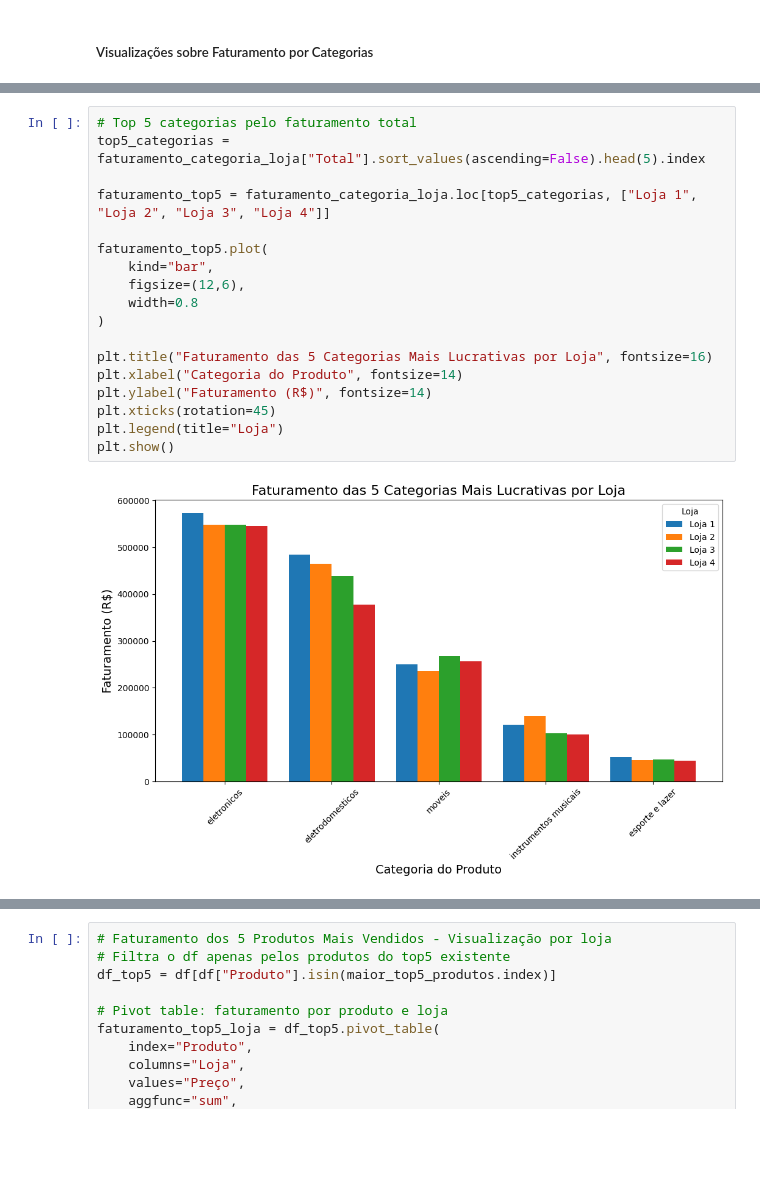
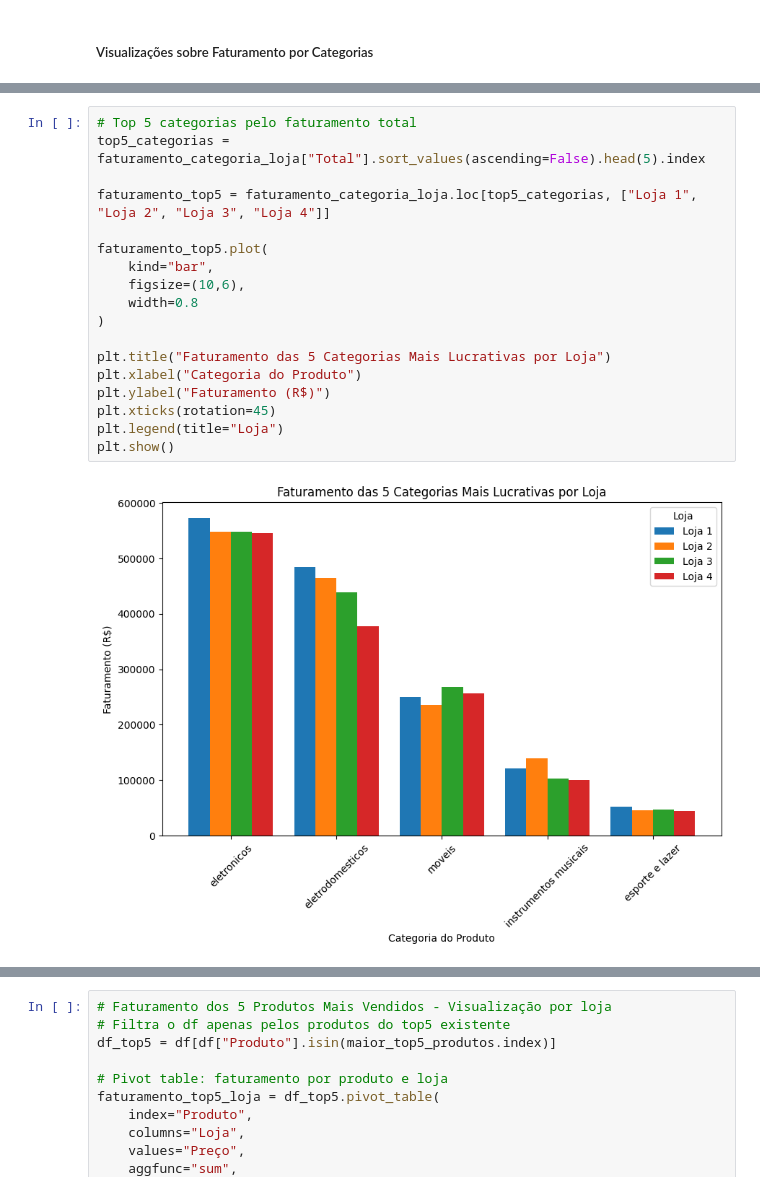
Before and after one commit to PatriciaDuran/one-challenge-alura-store, a Jupyter notebook: alura_store.ipynb, the cells around one changed output, grey strips where cells are left out. Drawn from its saved outputs; the diff is of its cells as text; blank space fills up the shorter version.

```diff
--- a/alura_store.ipynb
+++ b/alura_store.ipynb
@@ -926,23 +926,23 @@ plt.show()
 # %%
 # Top 5 categorias pelo faturamento total
 top5_categorias = faturamento_categoria_loja["Total"].sort_values(ascending=False).head(5).index
 
 faturamento_top5 = faturamento_categoria_loja.loc[top5_categorias, ["Loja 1", "Loja 2", "Loja 3", "Loja 4"]]
 
 faturamento_top5.plot(
     kind="bar",
-    figsize=(12,6),
+    figsize=(10,6),
     width=0.8
 )
 
-plt.title("Faturamento das 5 Categorias Mais Lucrativas por Loja", fontsize=16)
-plt.xlabel("Categoria do Produto", fontsize=14)
-plt.ylabel("Faturamento (R$)", fontsize=14)
+plt.title("Faturamento das 5 Categorias Mais Lucrativas por Loja")
+plt.xlabel("Categoria do Produto")
+plt.ylabel("Faturamento (R$)")
 plt.xticks(rotation=45)
 plt.legend(title="Loja")
 plt.show()
 # %% [output]
-[figure, old version]
+[figure, new version]
 # %%
 # Top 5 produtos de maior faturamento (independente da loja)
 
```
Also changed, not shown: parts of 24 cells of this notebook.
